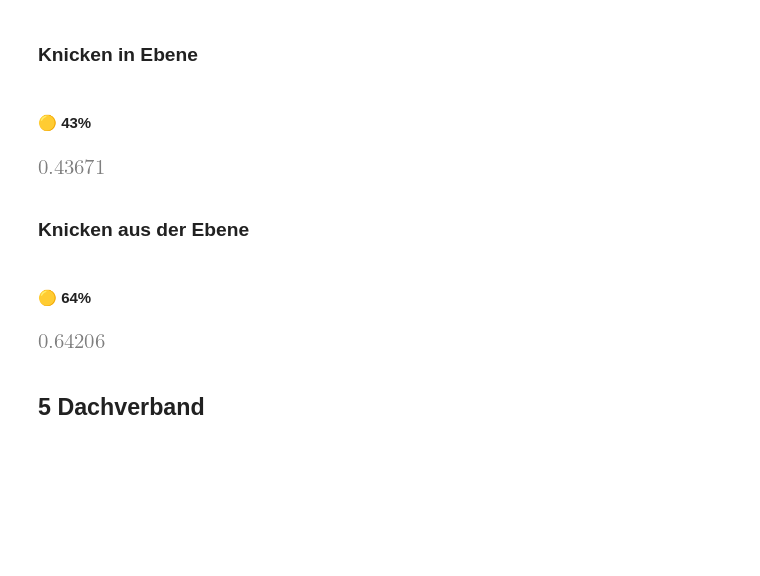
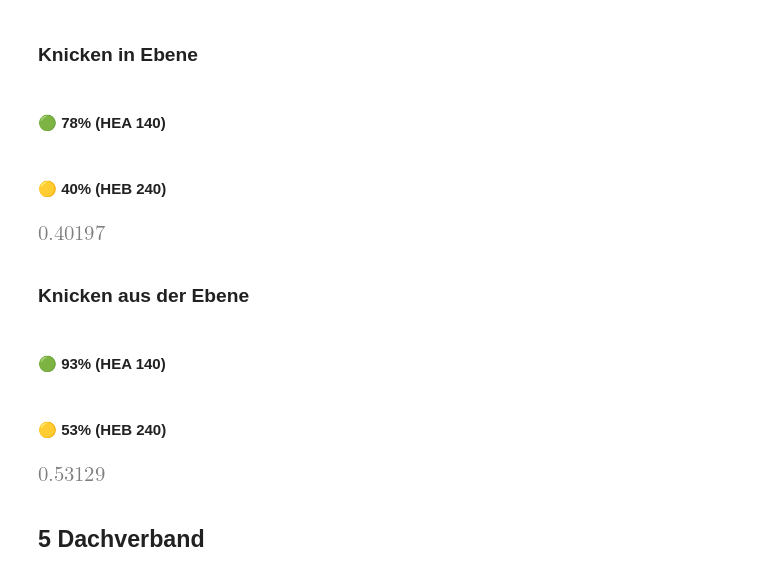
Before and after one commit to sushimako/uni-stahlbau-ue, a Jupyter notebook: Berechnungen/nachweise.ipynb, the cells around one changed output. Drawn from its saved outputs; the diff is of its cells as text; code cells hidden in the pictures; blank space fills up the shorter version.

```diff
--- a/Berechnungen/nachweise.ipynb
+++ b/Berechnungen/nachweise.ipynb
@@ -149,7 +9,7 @@ Stab(guete='S235', E=21000, fy=23.5, fu=36, querschnitt='HEB 160', A=54.25, Avy=
 def md(s):
     display(Markdown(s))
 
-def ausnutzung(p):
+def ausnutzung(p, stab=None):
     color = '#000'
     emoji = ''
     if p > 1:
@@ -162,7 +22,8 @@ def ausnutzung(p):
         color = '#00f'
         emoji = '🟡'
     #md(f'#### <span style="color:{color};">{int(p*100)}%</span>')
-    md(f'#### {emoji} {int(N(p, 2)*100)}%')
+    qs = stab.querschnitt if stab else ''
+    md(f'#### {emoji} {int(N(p, 2)*100)}% ({qs})')
     return p
 
 
@@ -272,11 +487,11 @@ def biege_knicken(um_achse, stab, last: Einwirkungen):
     #           0,4)
     C_my = 0.9 # XXX auf sicheren seite(?)
     res = (last.N/(χ * N_Rd)) + (α * k_y * (C_my * last.My)/My_Rd)
-    return ausnutzung(N(res, 5))
+    return ausnutzung(N(res, 5), stab)
 
 biege_knicken_y = partial(biege_knicken, 'y')
 biege_knicken_z = partial(biege_knicken, 'z')
 note('Passt W_Y berechnung?')
-note('Passt C_my = 0.9 annahme?')
+note('Passt C_my = 0.9 annahme? -> 0.9 gilt nur bei beweglichen systemem (hier nicht). C_my richtig ausrechnen...')
 # %% [output]
 <div style="width=100%; display: flex; justify-content: end"><span style="background-color:lightgreen; padding: 0.2rem 0.4rem; margin-right: 3rem; text-align: right; font-weight: bold;">Passt W_Y berechnung?</span></div>
@@ -439,6 +782,32 @@ note('TODO: ggf knick-halterung bei ~6.5m von Stuetze B anbringen')
 # %%
-fuellstab_druck = Stab(S235, IPE200, l=185)
-fuellstab_zug = Stab(S235, IPE200, l=192)
+strebe_1_druck = Stab(S235, HEA140, l=192, Lcry=192, Lcrz=192)
+strebe_1_zug   = Stab(S235, HEA140, l=192)
+
+strebe_UG_druck = Stab(S235, HEB240, l=185, Lcry=185, Lcrz=185 * 2)
+strebe_UG_zug   = Stab(S235, HEB240, l=185)
+
+
+last_STR_1_druck = Einwirkungen(
+    N  = 548,  # Schnee leitend + Wind(0)
+    My = 0,
+    V  = 0,
+)
+last_STR_1_zug = Einwirkungen(
+    N  = 628,  # Wind(180)
+    My = 0,
+    V  = 0,
+)
+
+last_STR_UG_druck = Einwirkungen(
+    N  = 1001.3,  # Schnee leitend + Wind(0)
+    My = 0,
+    V  = 0,
+)
+last_STR_UG_zug = Einwirkungen(
+    N  = 207.05,  # Wind(180)
+    My = 0,
+    V  = 0,
+)
 # %% [markdown]
 ### Querschnitt (Zug)
 # %%
@@ -449,19 +825,23 @@ fuellstab_zug = Stab(S235, IPE200, l=192)
 ## Druck: Knicken aus Ebene
 # Maßgeblicher Stab:
 # LF: Schnee leitend + Wind (0)
-biege_knicken_y(fuellstab_druck, l_cr=fuellstab_druck.l, N_Ed=290)
+biege_knicken_y(strebe_1_druck, last_STR_1_druck)
+biege_knicken_y(strebe_UG_druck, last_STR_UG_druck)
 # %% [output]
-#### 🟡 43%
+#### 🟢 78% (HEA 140)
+#### 🟡 40% (HEB 240)
 [figure]
 # %% [markdown]
 ### Knicken aus der Ebene
 # %%
 ## Druck: Knicken aus Ebene
 # Maßgeblicher Stab:
 # LF: Schnee leitend + Wind (0)
-biege_knicken_z(fuellstab_druck, l_cr=fuellstab_druck.l, N_Ed=290)
+biege_knicken_z(strebe_1_druck, last_STR_1_druck)
+biege_knicken_z(strebe_UG_druck, last_STR_UG_druck)
 # %% [output]
-#### 🟡 64%
+#### 🟢 93% (HEA 140)
+#### 🟡 53% (HEB 240)
-[figure, old version]
+[figure, new version]
 # %% [markdown]
 ## 5 Dachverband
```
Also changed, not shown: parts of 58 cells of this notebook.
